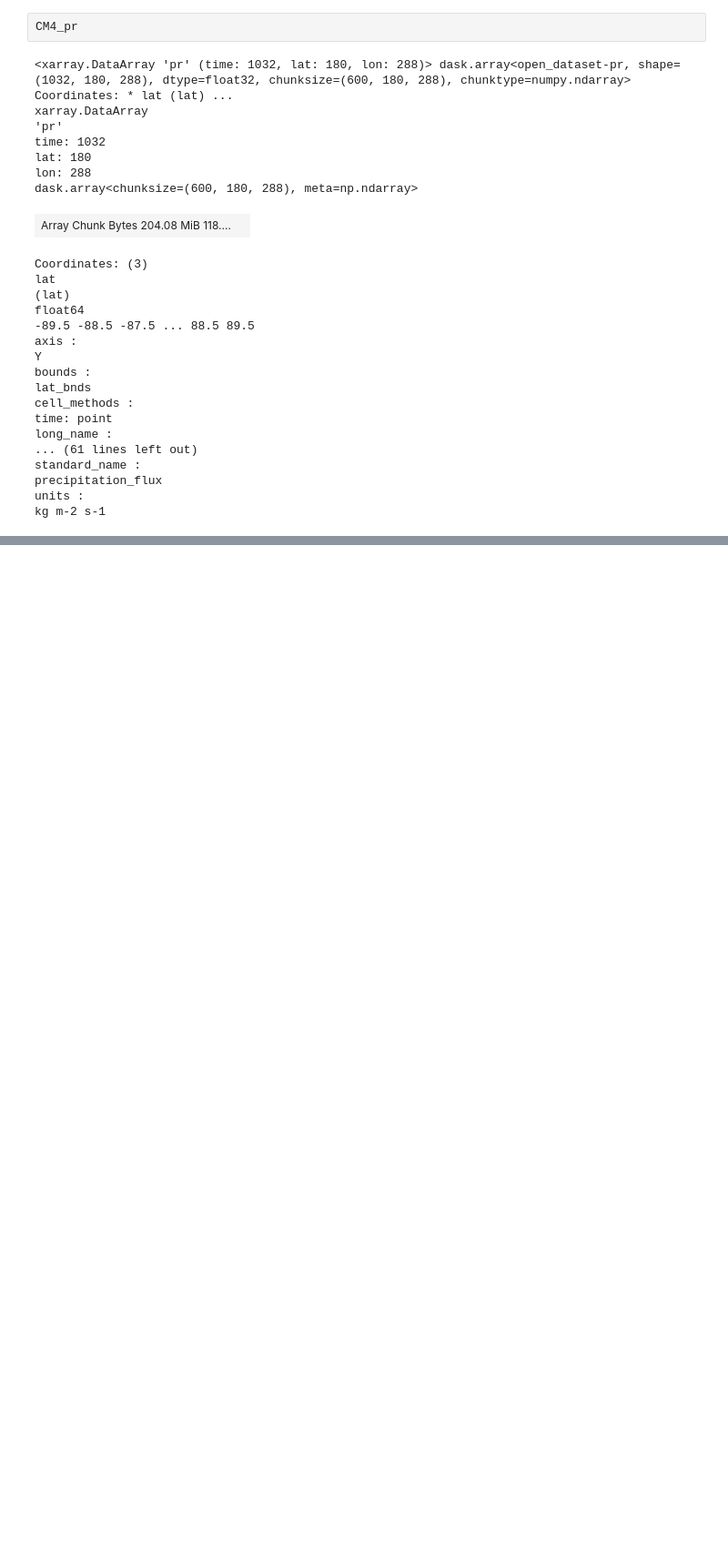
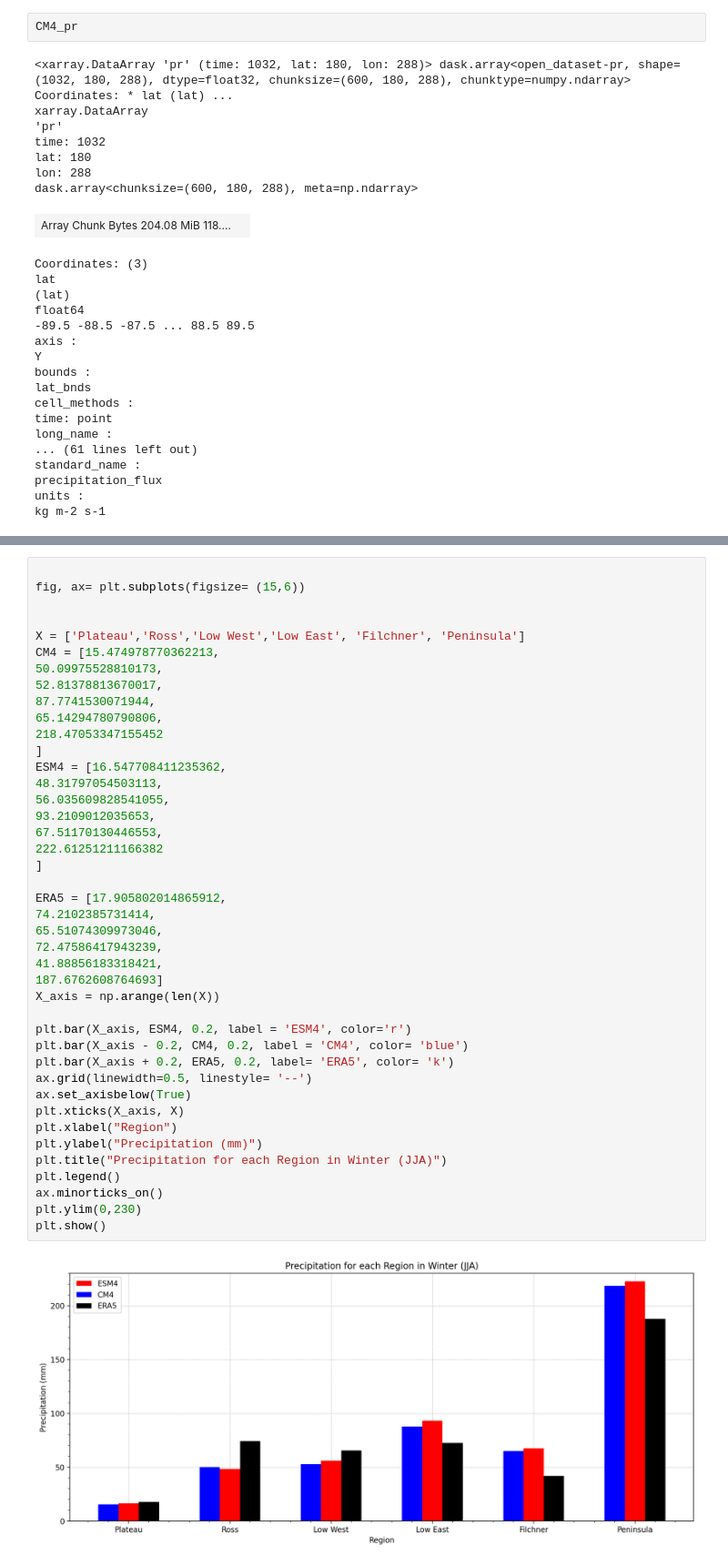
Before and after one commit to twass21/katabatic_winds, a Jupyter notebook: precip_bar_plots.ipynb, the cells around one changed output, grey strips where cells are left out. Shown at 91% size. Drawn from its saved outputs; the diff is of its cells as text; blank space fills up the shorter version.

```diff
--- a/precip_bar_plots.ipynb
+++ b/precip_bar_plots.ipynb
@@ -442,0 +748,44 @@ plt.show()
+# %%
+
+fig, ax= plt.subplots(figsize= (15,6))
+
+
+X = ['Plateau','Ross','Low West','Low East', 'Filchner', 'Peninsula']
+CM4 = [15.474978770362213,
+50.09975528810173,
+52.81378813670017,
+87.7741530071944,
+65.14294780790806,
+218.47053347155452
+]
+ESM4 = [16.547708411235362,
+48.31797054503113,
+56.035609828541055,
+93.2109012035653,
+67.51170130446553,
+222.61251211166382
+]
+
+ERA5 = [17.905802014865912,
+74.2102385731414,
+65.51074309973046,
+72.47586417943239,
+41.88856183318421,
+187.6762608764693]
+X_axis = np.arange(len(X))
+
+plt.bar(X_axis, ESM4, 0.2, label = 'ESM4', color='r')
+plt.bar(X_axis - 0.2, CM4, 0.2, label = 'CM4', color= 'blue')
+plt.bar(X_axis + 0.2, ERA5, 0.2, label= 'ERA5', color= 'k')
+ax.grid(linewidth=0.5, linestyle= '--')
+ax.set_axisbelow(True)
+plt.xticks(X_axis, X)
+plt.xlabel("Region")
+plt.ylabel("Precipitation (mm)")
+plt.title("Precipitation for each Region in Winter (JJA)")
+plt.legend()
+ax.minorticks_on()
+plt.ylim(0,230)
+plt.show()
+# %% [output]
+[figure, added]
```
Also changed, not shown: parts of 33 cells of this notebook.
